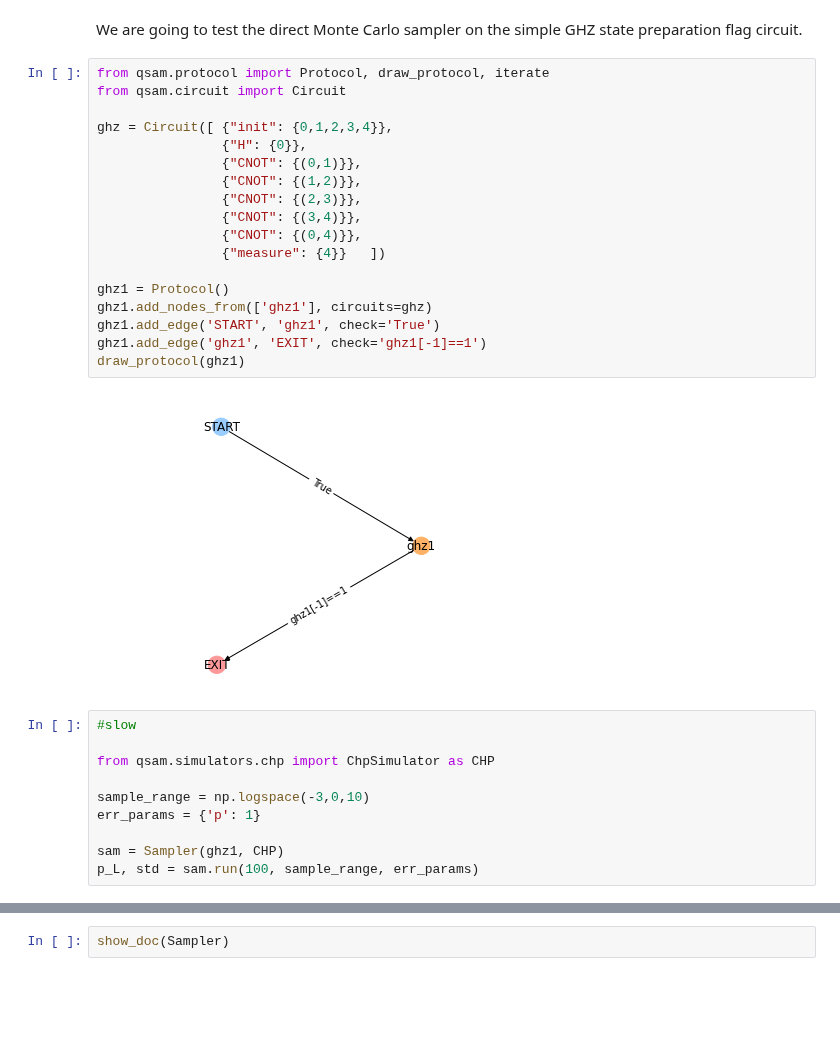
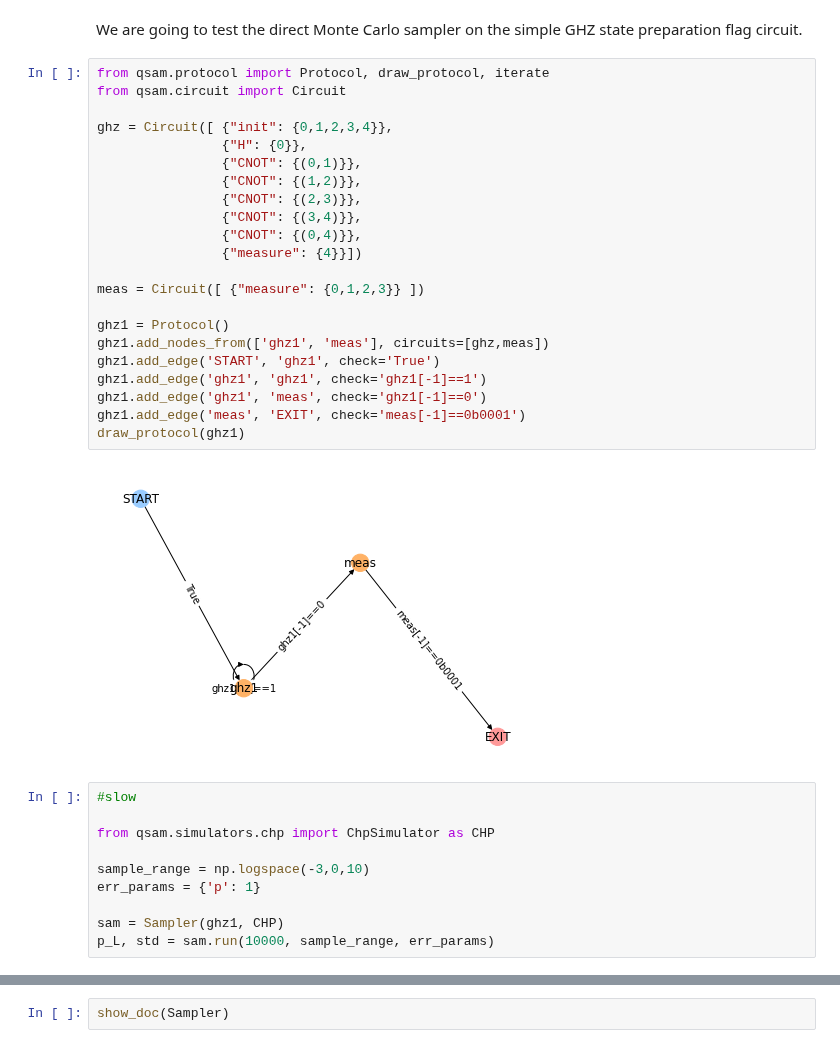
Before and after one commit to dpwinter/qsample, a Jupyter notebook: 05b_samplers.protocol_samplers.ipynb, the cells around one changed output, grey strips where cells are left out. Drawn from its saved outputs; the diff is of its cells as text; blank space fills up the shorter version.

```diff
--- a/05b_samplers.protocol_samplers.ipynb
+++ b/05b_samplers.protocol_samplers.ipynb
@@ -71,23 +73,27 @@ We are going to test the direct Monte Carlo sampler on the simple GHZ state prep
 # %%
 from qsam.protocol import Protocol, draw_protocol, iterate
 from qsam.circuit import Circuit
 
 ghz = Circuit([ {"init": {0,1,2,3,4}},
                 {"H": {0}},
                 {"CNOT": {(0,1)}},
                 {"CNOT": {(1,2)}},
                 {"CNOT": {(2,3)}},
                 {"CNOT": {(3,4)}},
                 {"CNOT": {(0,4)}},
-                {"measure": {4}}   ])
+                {"measure": {4}}])
+
+meas = Circuit([ {"measure": {0,1,2,3}} ])
 
 ghz1 = Protocol()
-ghz1.add_nodes_from(['ghz1'], circuits=ghz)
+ghz1.add_nodes_from(['ghz1', 'meas'], circuits=[ghz,meas])
 ghz1.add_edge('START', 'ghz1', check='True')
-ghz1.add_edge('ghz1', 'EXIT', check='ghz1[-1]==1')
+ghz1.add_edge('ghz1', 'ghz1', check='ghz1[-1]==1')
+ghz1.add_edge('ghz1', 'meas', check='ghz1[-1]==0')
+ghz1.add_edge('meas', 'EXIT', check='meas[-1]==0b0001')
 draw_protocol(ghz1)
 # %% [output]
-[figure, old version]
+[figure, new version]
 # %%
 #slow
 
@@ -97,7 +103,7 @@ sample_range = np.logspace(-3,0,10)
 err_params = {'p': 1}
 
 sam = Sampler(ghz1, CHP)
-p_L, std = sam.run(100, sample_range, err_params)
+p_L, std = sam.run(10000, sample_range, err_params)
 # %%
 #hide_input
 #slow
```
Also changed, not shown: parts of 30 cells of this notebook, 13 other files.
